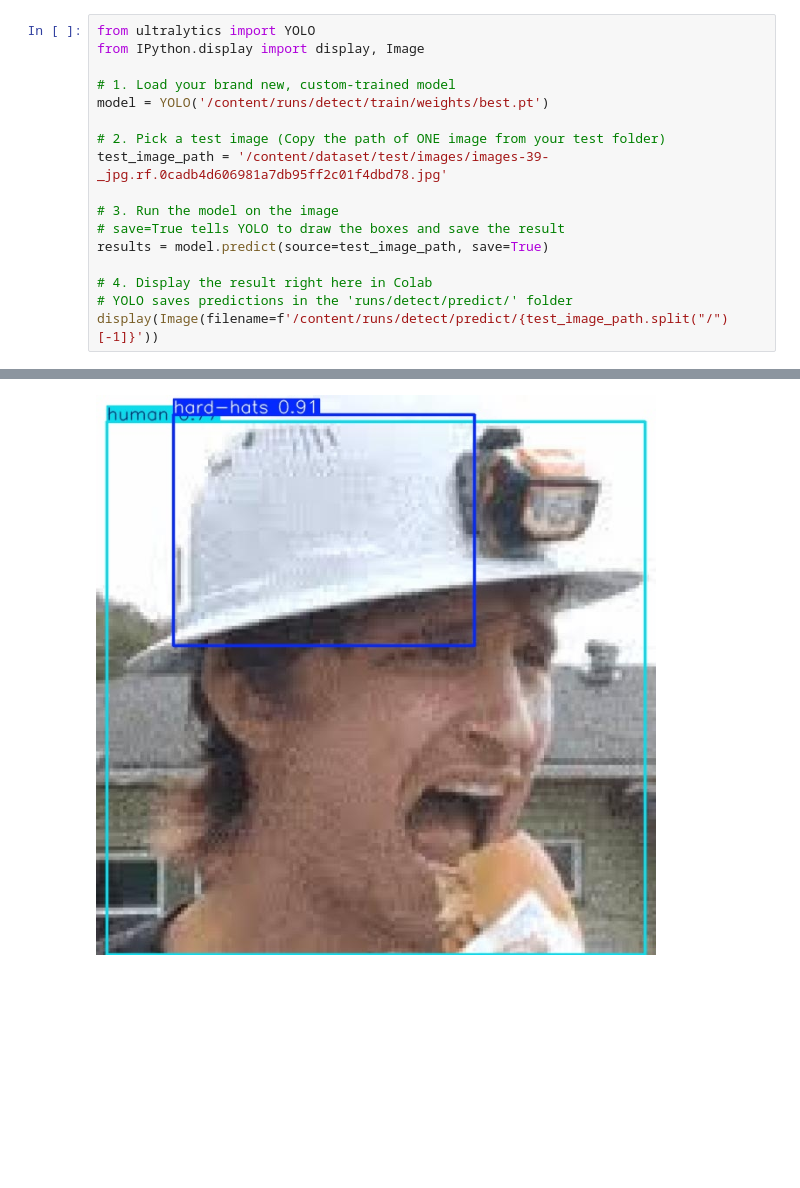
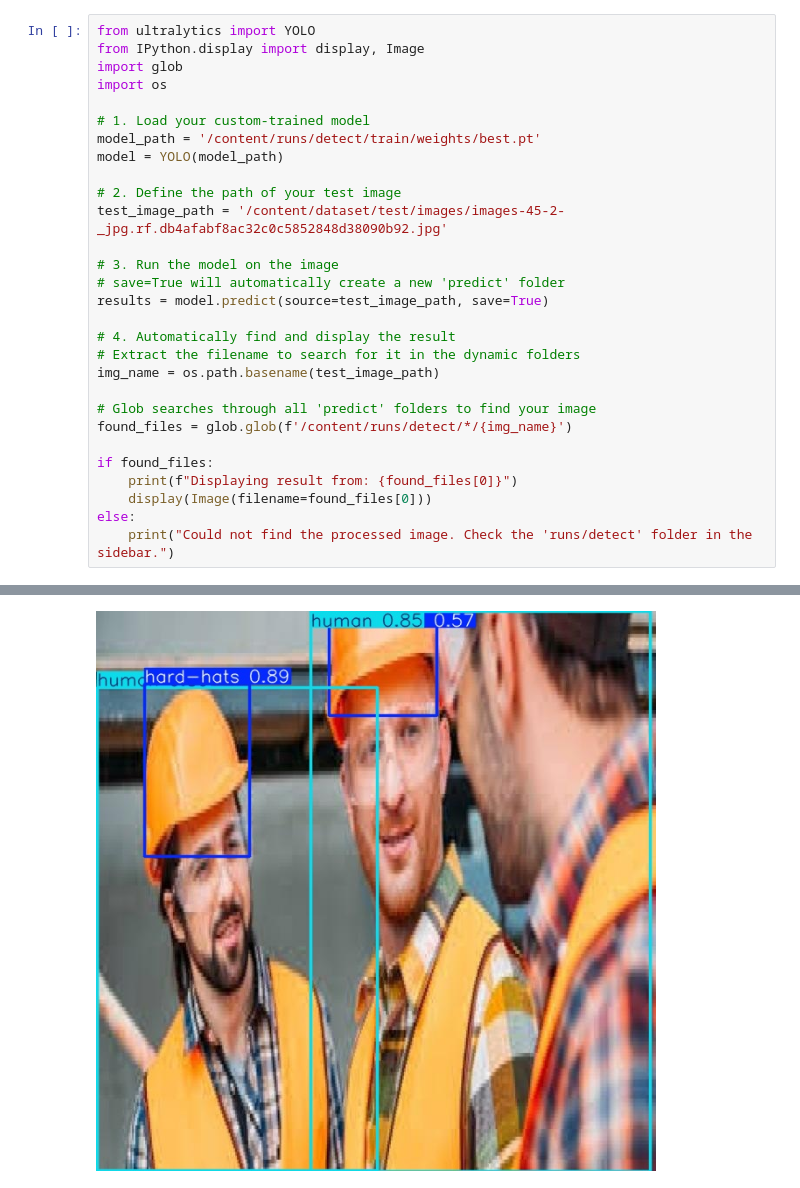
Before and after one commit to RaihanMD992/cse445-group07-object-tracking, a Jupyter notebook: Untitled24.ipynb, the cells around one changed output, grey strips where cells are left out. Cells and saved outputs as stored; diff of their text form; blank space fills up the shorter version.

```diff
--- a/Untitled24.ipynb
+++ b/Untitled24.ipynb
@@ -78,18 +78,30 @@ Training Complete! Your custom weights are saved.
 # %%
 from ultralytics import YOLO
 from IPython.display import display, Image
+import glob
+import os
 
-# 1. Load your brand new, custom-trained model
-model = YOLO('/content/runs/detect/train/weights/best.pt')
+# 1. Load your custom-trained model
+model_path = '/content/runs/detect/train/weights/best.pt'
+model = YOLO(model_path)
 
-# 2. Pick a test image (Copy the path of ONE image from your test folder)
-test_image_path = '/content/dataset/test/images/images-39-_jpg.rf.0cadb4d606981a7db95ff2c01f4dbd78.jpg'
+# 2. Define the path of your test image
+test_image_path = '/content/dataset/test/images/images-45-2-_jpg.rf.db4afabf8ac32c0c5852848d38090b92.jpg'
 
 # 3. Run the model on the image
-# save=True tells YOLO to draw the boxes and save the result
+# save=True will automatically create a new 'predict' folder
 results = model.predict(source=test_image_path, save=True)
 
-# 4. Display the result right here in Colab
-# YOLO saves predictions in the 'runs/detect/predict/' folder
-display(Image(filename=f'/content/runs/detect/predict/{test_image_path.split("/")[-1]}'))
+# 4. Automatically find and display the result
+# Extract the filename to search for it in the dynamic folders
+img_name = os.path.basename(test_image_path)
+
+# Glob searches through all 'predict' folders to find your image
+found_files = glob.glob(f'/content/runs/detect/*/{img_name}')
+
+if found_files:
+    print(f"Displaying result from: {found_files[0]}")
+    display(Image(filename=found_files[0]))
+else:
+    print("Could not find the processed image. Check the 'runs/detect' folder in the sidebar.")
 # %% [output]
@@ -99 +112 @@ Results saved to /content/runs/detect/predict
-[figure, old version]
+[figure, new version]
```
Also changed, not shown: parts of 3 cells of this notebook.
